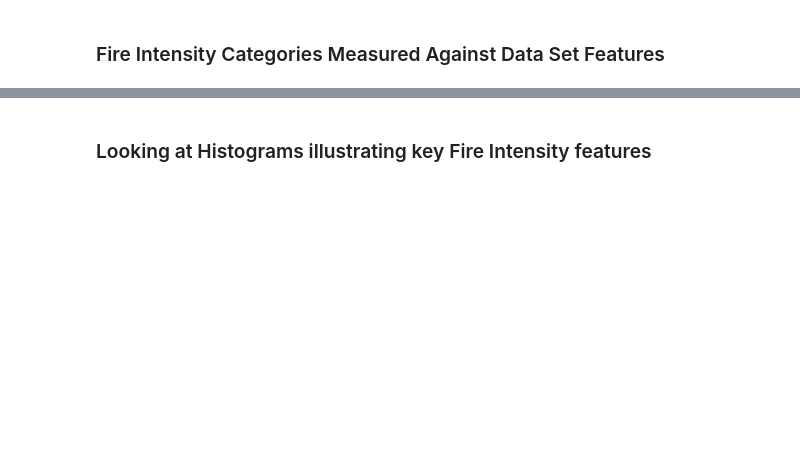
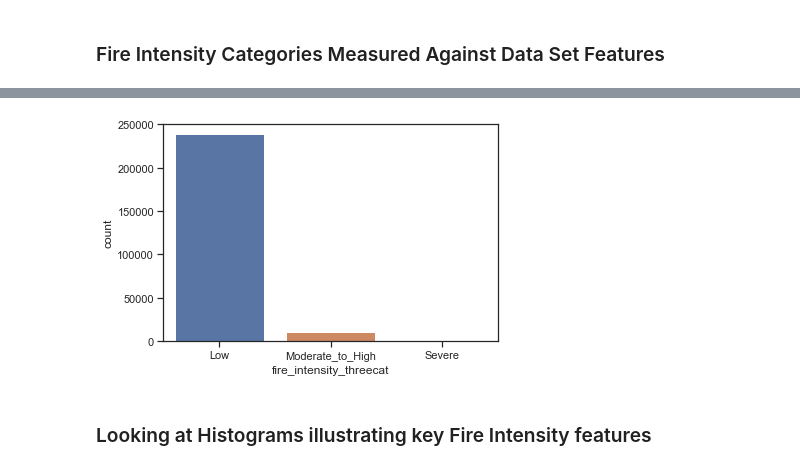
Before and after one commit to NahidGithub/Predicting-Wildfires, a Jupyter notebook: notebooks/Fire Intensity-Statistical Analysis-Production Code.ipynb, the cells around one changed output, grey strips where cells are left out. Saved outputs shown, nothing was run; the diff lists cells and outputs as text; code cells hidden in the pictures; blank space fills up the shorter version.

Commit message:
Revising Fire Intensity Statistical Analysis

```diff
--- a/notebooks/Fire Intensity-Statistical Analysis-Production Code.ipynb
+++ b/notebooks/Fire Intensity-Statistical Analysis-Production Code.ipynb
@@ -160,3 +181,8 @@ plt.show()
+# %%
+sns.countplot(emstat['fire_intensity_threecat'],label="Count")
+plt.show()
+# %% [output]
+[figure, added]
 # %% [markdown]
 ### Looking at Histograms illustrating key Fire Intensity features
 # %%
```
Also changed, not shown: parts of 33 cells of this notebook.
